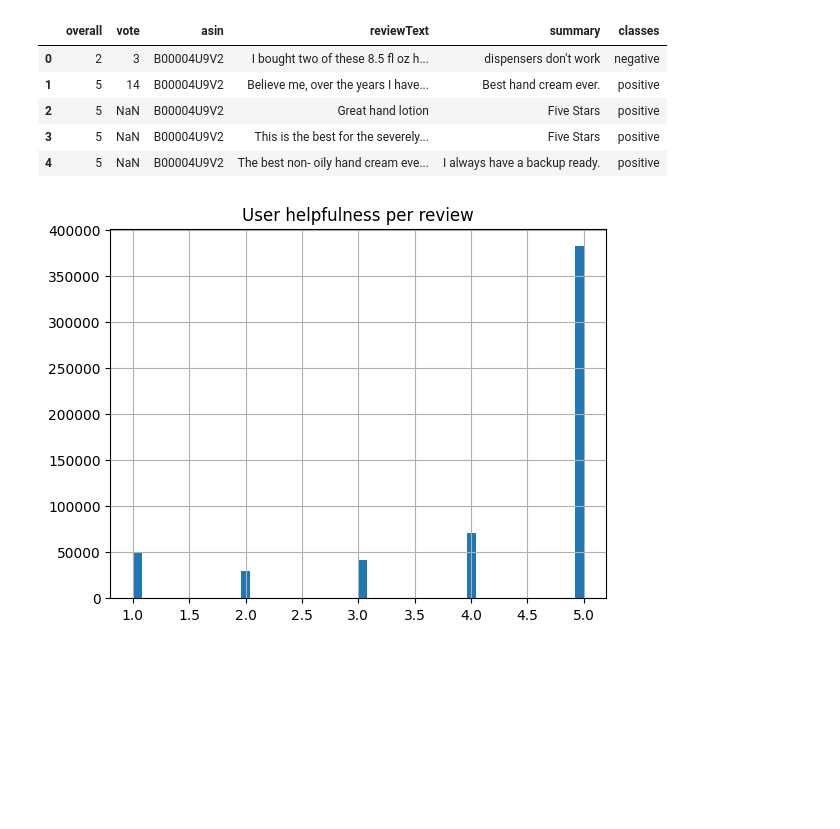
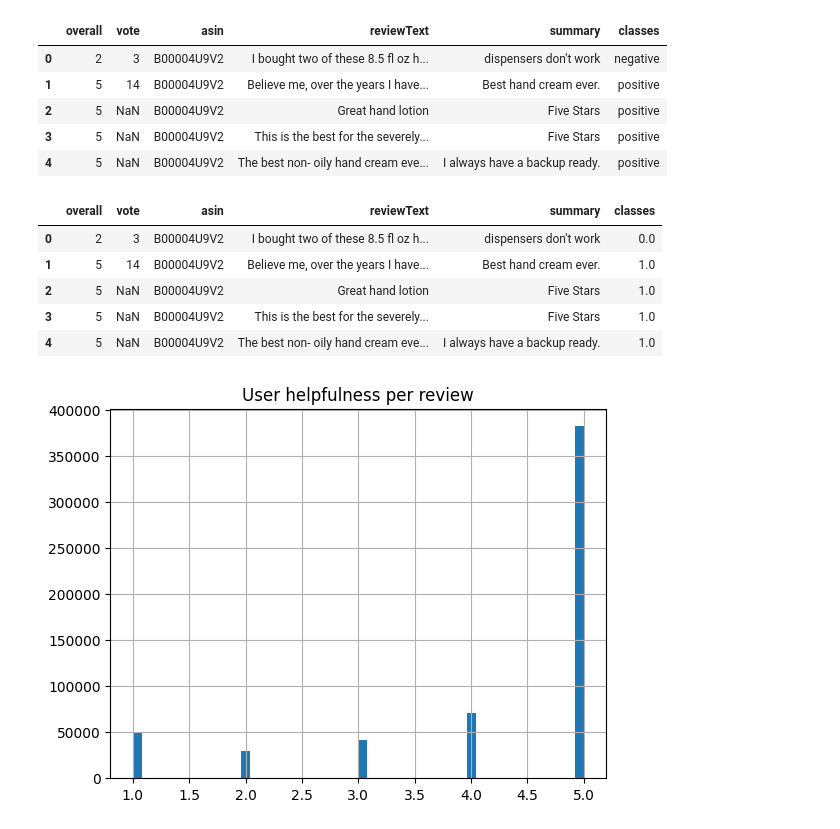
Before and after one commit to bajajraj/FI824AmazonReviewAnalysis, a Jupyter notebook: FI824FinalProject.ipynb, the cells around one changed output. Cells and saved outputs as stored; diff of their text form; code cells hidden in the pictures; blank space fills up the shorter version.

```diff
--- a/FI824FinalProject.ipynb
+++ b/FI824FinalProject.ipynb
@@ -136,6 +136,16 @@ luxury_df.head()
 | 2 | 5 | NaN | B00004U9V2 | Great hand lotion | Five Stars | positive |
 | 3 | 5 | NaN | B00004U9V2 | This is the best for the severely... | Five Stars | positive |
 | 4 | 5 | NaN | B00004U9V2 | The best non- oily hand cream eve... | I always have a backup ready. | positive |
+# %%
+luxury_df["classes"].replace({'positive': 1.0, 'negative': 0.0}, inplace=True)
+luxury_df.head()
+# %% [output]
+|  | overall | vote | asin | reviewText | summary | classes |
+| 0 | 2 | 3 | B00004U9V2 | I bought two of these 8.5 fl oz h... | dispensers don't work | 0.0 |
+| 1 | 5 | 14 | B00004U9V2 | Believe me, over the years I have... | Best hand cream ever. | 1.0 |
+| 2 | 5 | NaN | B00004U9V2 | Great hand lotion | Five Stars | 1.0 |
+| 3 | 5 | NaN | B00004U9V2 | This is the best for the severely... | Five Stars | 1.0 |
+| 4 | 5 | NaN | B00004U9V2 | The best non- oily hand cream eve... | I always have a backup ready. | 1.0 |
 # %%
 %matplotlib inline
 luxury_df["overall"].hist(bins=50)
```
Also changed, not shown: parts of 26 cells of this notebook.
